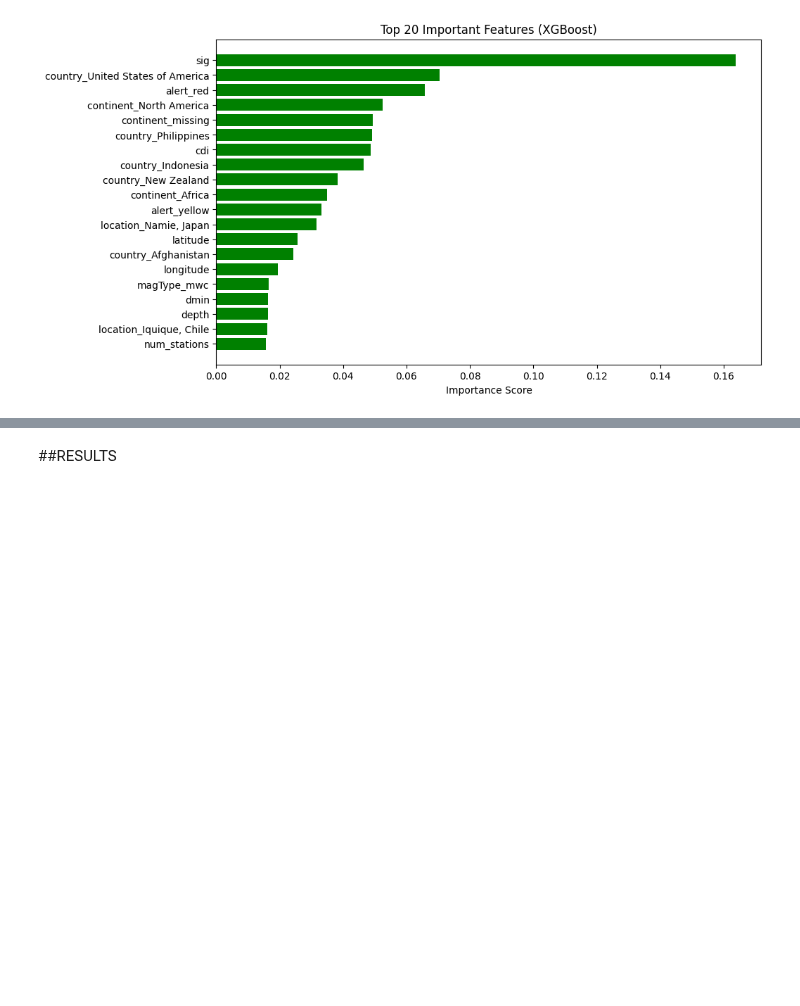
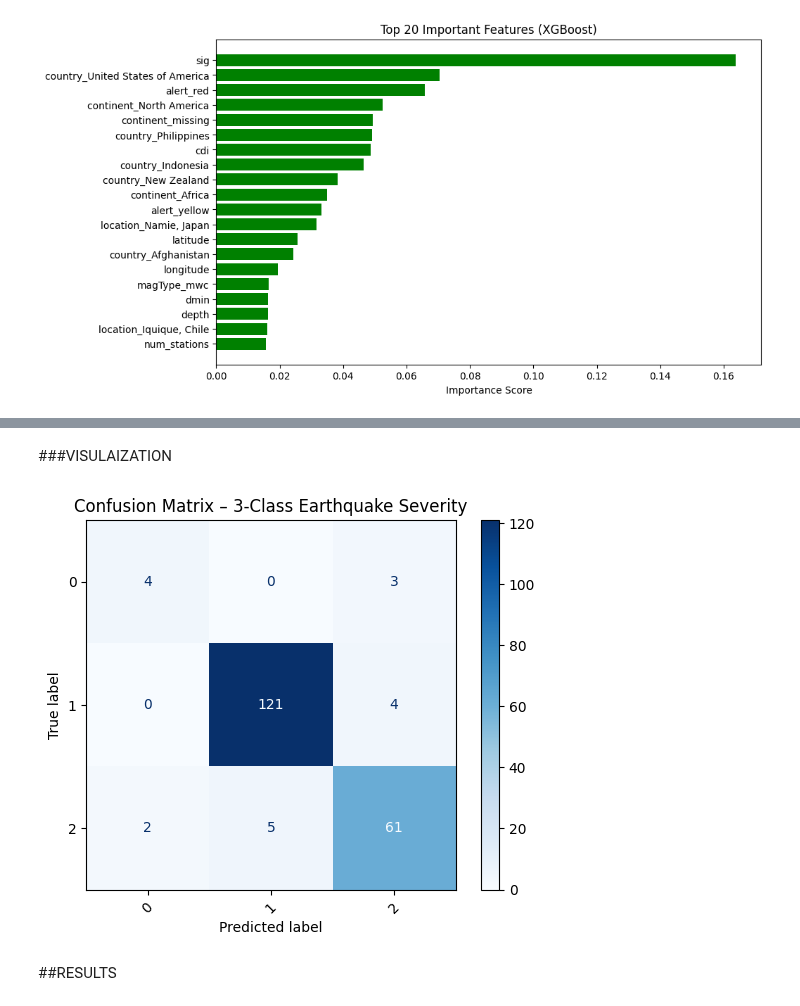
Before and after one commit to Aayush077/ML, a Jupyter notebook: earthquake_predictor_classification.ipynb, the cells around one changed output, grey strips where cells are left out. Cells and saved outputs as stored; diff of their text form; code cells hidden in the pictures; blank space fills up the shorter version.

```diff
--- a/earthquake_predictor_classification.ipynb
+++ b/earthquake_predictor_classification.ipynb
@@ -961,0 +1133,32 @@ plt.show()
+# %%
+from xgboost import XGBClassifier
+from sklearn.metrics import accuracy_score, f1_score, classification_report
+
+xgb_3class = Pipeline(steps=[
+    ("pre", preprocessor),
+    ("model", XGBClassifier(
+        objective="multi:softprob",
+        eval_metric="mlogloss",
+        random_state=42,
+        n_estimators=300,
+        max_depth=6,
+        learning_rate=0.1,
+        n_jobs=-1
+    ))
+])
+
+# Train
+xgb_3class.fit(X_train, y_train)
+
+# Predict
+y_pred_3class = xgb_3class.predict(X_test)
+
+# Evaluate
+accuracy_3class = accuracy_score(y_test, y_pred_3class)
+f1_3class = f1_score(y_test, y_pred_3class, average="weighted")
+
+print("3-Class XGBoost Accuracy:", accuracy_3class)
+print("3-Class XGBoost F1-score:", f1_3class)
+
+print("\nClassification Report:\n")
+print(classification_report(y_test, y_pred_3class))
@@ -962,3 +1180,19 @@ plt.show()
+# %% [markdown]
+###VISULAIZATION
+# %%
+from sklearn.metrics import ConfusionMatrixDisplay
+
+ConfusionMatrixDisplay.from_predictions(
+    y_test,
+    y_pred_3class,
+    cmap="Blues",
+    xticks_rotation=45
+)
+
+plt.title("Confusion Matrix – 3-Class Earthquake Severity")
+plt.show()
+# %% [output]
+[figure, added]
 # %% [markdown]
 ##RESULTS
 # %%
```
Also changed, not shown: parts of 17 cells of this notebook.
